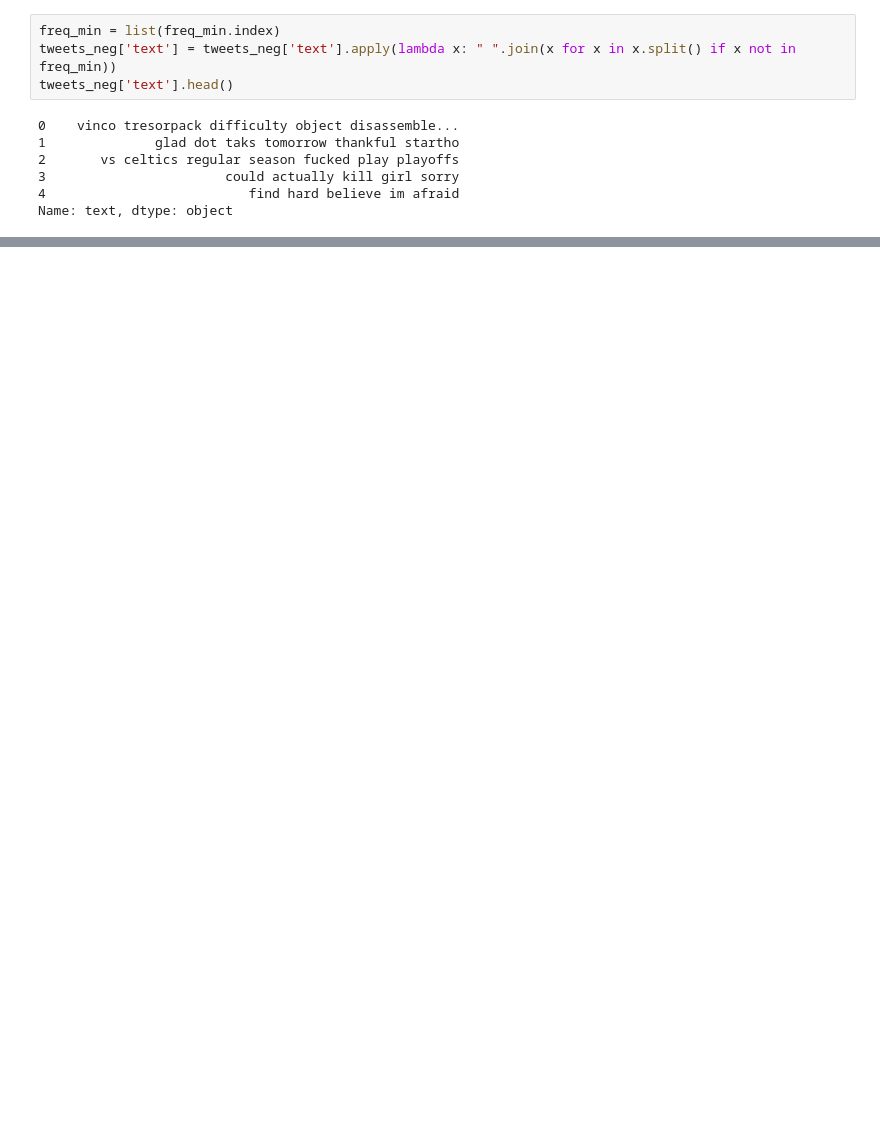
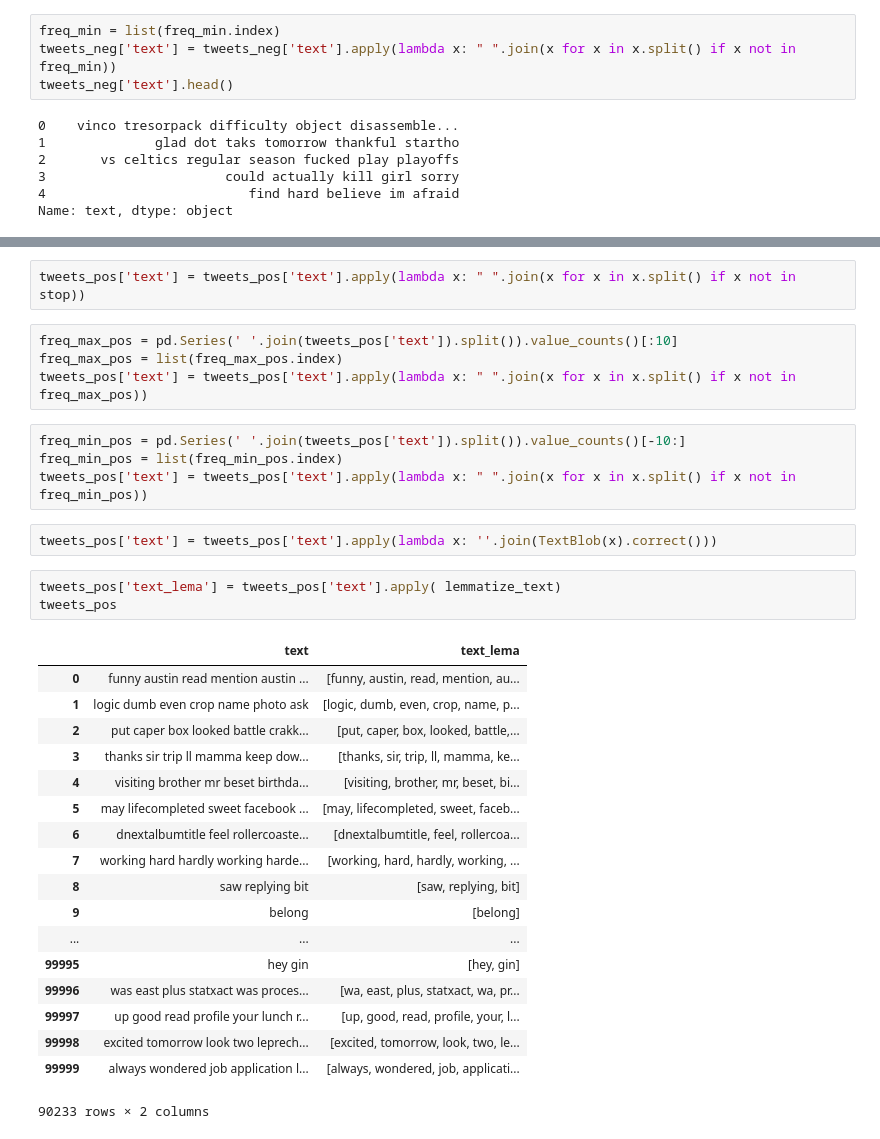
Before and after one commit to eliasmpw/Machine_Learning_2018, a Jupyter notebook: project2/pre_processing.ipynb, the cells around one changed output, grey strips where cells are left out. Saved outputs shown, nothing was run; the diff lists cells and outputs as text; blank space fills up the shorter version.

```diff
--- a/project2/pre_processing.ipynb
+++ b/project2/pre_processing.ipynb
@@ -181,0 +230,34 @@ IndentationError: unexpected indent (<ipython-input-13-9df9e5126130>, line 3)
+# %%
+tweets_pos['text'] = tweets_pos['text'].apply(lambda x: " ".join(x for x in x.split() if x not in stop))
+# %%
+freq_max_pos = pd.Series(' '.join(tweets_pos['text']).split()).value_counts()[:10]
+freq_max_pos = list(freq_max_pos.index)
+tweets_pos['text'] = tweets_pos['text'].apply(lambda x: " ".join(x for x in x.split() if x not in freq_max_pos))
+# %%
+freq_min_pos = pd.Series(' '.join(tweets_pos['text']).split()).value_counts()[-10:]
+freq_min_pos = list(freq_min_pos.index)
+tweets_pos['text'] = tweets_pos['text'].apply(lambda x: " ".join(x for x in x.split() if x not in freq_min_pos))
+# %%
+tweets_pos['text'] = tweets_pos['text'].apply(lambda x: ''.join(TextBlob(x).correct()))
+# %%
+tweets_pos['text_lema'] = tweets_pos['text'].apply( lemmatize_text)
+tweets_pos
+# %% [output]
+|  | text | text_lema |
+| 0 | funny austin read mention austin ... | [funny, austin, read, mention, au... |
+| 1 | logic dumb even crop name photo ask | [logic, dumb, even, crop, name, p... |
+| 2 | put caper box looked battle crakk... | [put, caper, box, looked, battle,... |
+| 3 | thanks sir trip ll mamma keep dow... | [thanks, sir, trip, ll, mamma, ke... |
+| 4 | visiting brother mr beset birthda... | [visiting, brother, mr, beset, bi... |
+| 5 | may lifecompleted sweet facebook ... | [may, lifecompleted, sweet, faceb... |
+| 6 | dnextalbumtitle feel rollercoaste... | [dnextalbumtitle, feel, rollercoa... |
+| 7 | working hard hardly working harde... | [working, hard, hardly, working, ... |
+| 8 | saw replying bit | [saw, replying, bit] |
+| 9 | belong | [belong] |
+| ... | ... | ... |
+| 99995 | hey gin | [hey, gin] |
+| 99996 | was east plus statxact was proces... | [wa, east, plus, statxact, wa, pr... |
+| 99997 | up good read profile your lunch r... | [up, good, read, profile, your, l... |
+| 99998 | excited tomorrow look two leprech... | [excited, tomorrow, look, two, le... |
+| 99999 | always wondered job application l... | [always, wondered, job, applicati... |
+90233 rows × 2 columns
```
Also changed, not shown: parts of 19 cells of this notebook, 4 other files.
